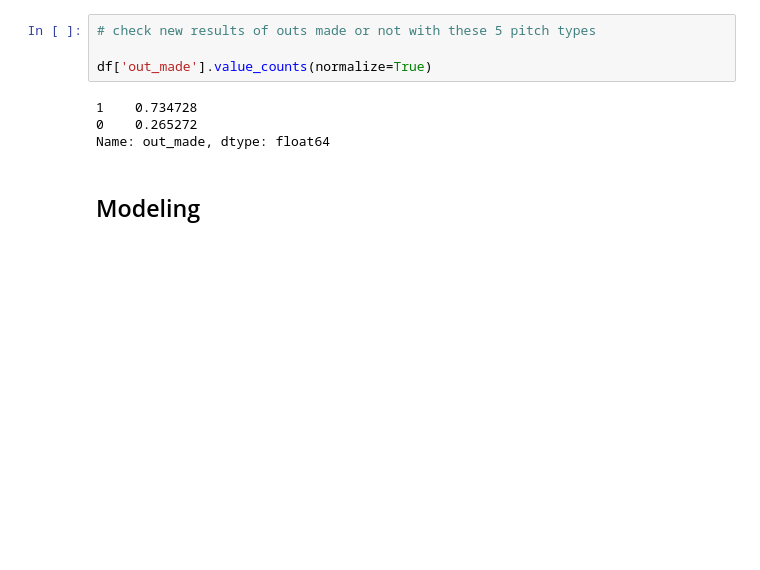
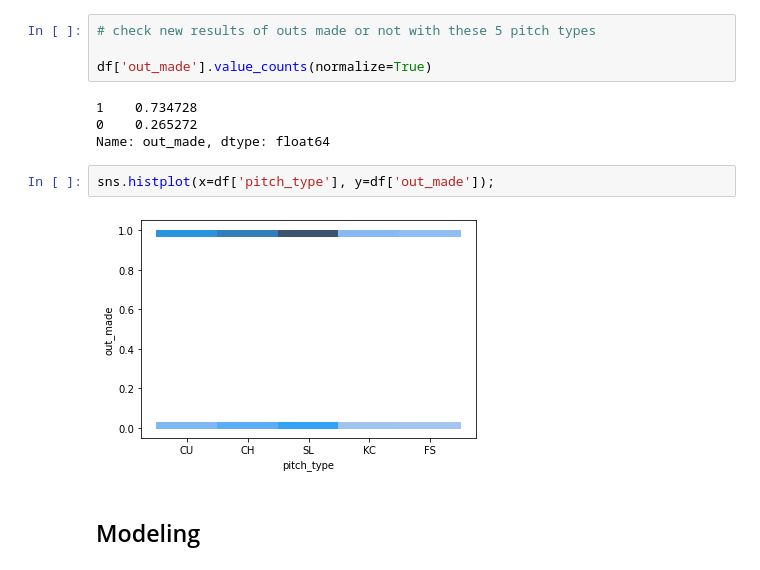
Before and after one commit to dangrosen/pitch-type-analysis, a Jupyter notebook: working_notebook.ipynb, the cells around one changed output. Saved outputs shown, nothing was run; the diff lists cells and outputs as text; blank space fills up the shorter version.

```diff
--- a/working_notebook.ipynb
+++ b/working_notebook.ipynb
@@ -519,6 +523,10 @@ df['out_made'].value_counts(normalize=True)
 1    0.734728
 0    0.265272
 Name: out_made, dtype: float64
+# %%
+sns.histplot(x=df['pitch_type'], y=df['out_made']);
+# %% [output]
+[figure, added]
 # %% [markdown]
 ## Modeling
 # %% [markdown]
```
Also changed, not shown: parts of 74 cells of this notebook.
